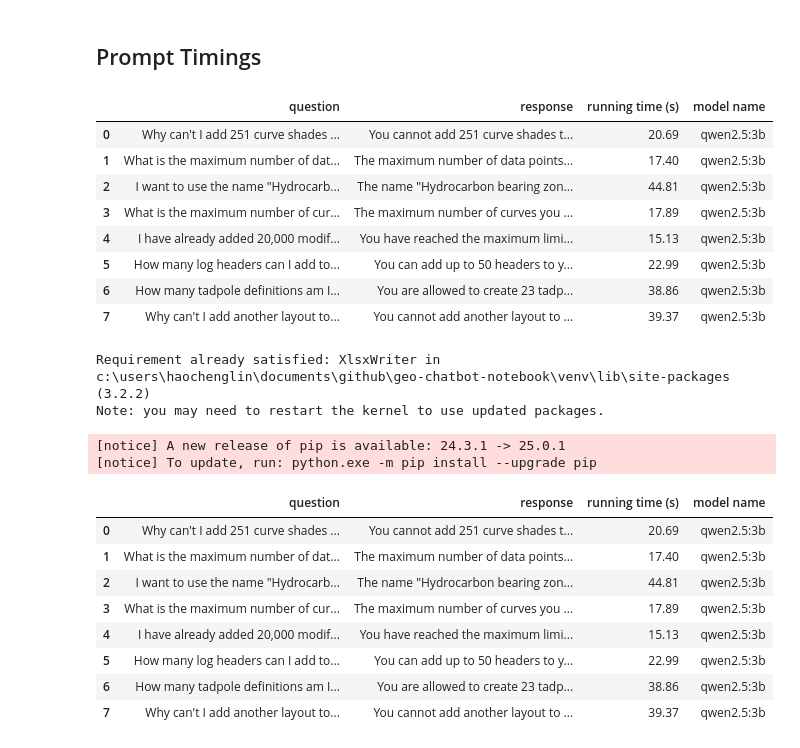
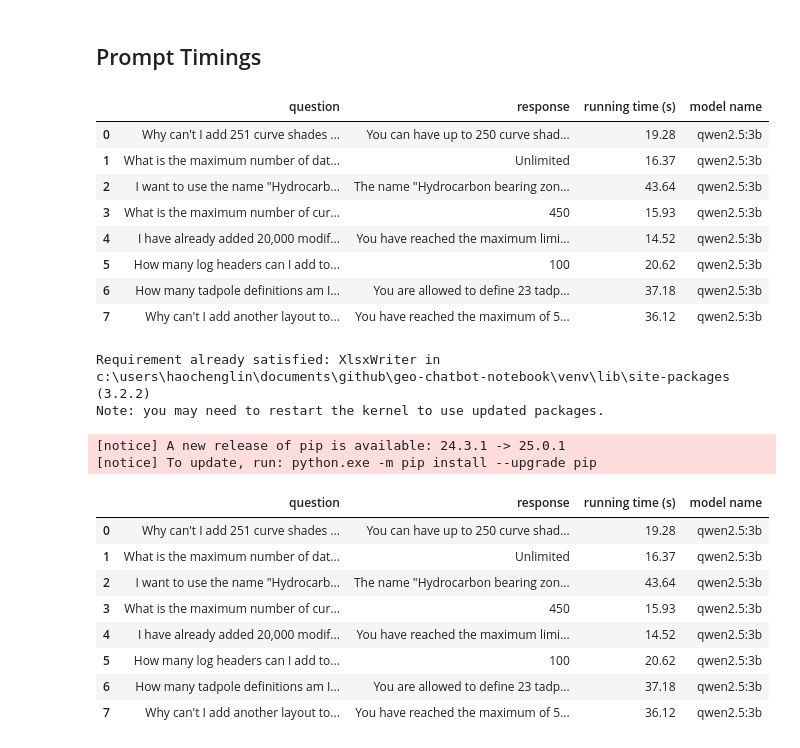
Before and after one commit to hlin-0420/Llama-Chatbot-Notebook, a Jupyter notebook: Gwen_Chatbot.ipynb, the cells around one changed output. Cells and saved outputs as stored; diff of their text form; code cells hidden in the pictures.

Commit message:
Gwen Model Demo -3 27 03 25

```diff
--- a/Gwen_Chatbot.ipynb
+++ b/Gwen_Chatbot.ipynb
@@ -325,8 +325,10 @@ class OllamaBot:
         # Initialize Llama model
         self.llm_model = ChatOllama(
           model="qwen2.5:3b",
-          temperature=0,
-          num_predict=150
+          temperature=0.2,
+          num_predict=150,
+          top_p = 0.2,
+          top_k = 20
         )
         self._initialize_rag_application()
 
@@ -357,7 +359,9 @@ class OllamaBot:
 
             **Context:**
             GEO is a well log authoring, analysis, and reporting system for petroleum geologists, geoscientists, and engineers.
-            Answer the user's question using **only** the provided documents.
+            You are a precise and concise assistant.
+            Do not explain your reasoning. Do not repeat the question. Do not include any commentary.
+            Answer in one short sentence if possible.
 
             **Instructions:**
             - Use information from the **Documents** section to generate your response.
@@ -603,14 +607,14 @@ df = pd.DataFrame(results)
 display(df)
 # %% [output]
 |  | question | response | running time (s) | model name |
-| 0 | Why can't I add 251 curve shades ... | You cannot add 251 curve shades t... | 20.69 | qwen2.5:3b |
-| 1 | What is the maximum number of dat... | The maximum number of data points... | 17.40 | qwen2.5:3b |
-| 2 | I want to use the name "Hydrocarb... | The name "Hydrocarbon bearing zon... | 44.81 | qwen2.5:3b |
-| 3 | What is the maximum number of cur... | The maximum number of curves you ... | 17.89 | qwen2.5:3b |
-| 4 | I have already added 20,000 modif... | You have reached the maximum limi... | 15.13 | qwen2.5:3b |
-| 5 | How many log headers can I add to... | You can add up to 50 headers to y... | 22.99 | qwen2.5:3b |
-| 6 | How many tadpole definitions am I... | You are allowed to create 23 tadp... | 38.86 | qwen2.5:3b |
-| 7 | Why can't I add another layout to... | You cannot add another layout to ... | 39.37 | qwen2.5:3b |
+| 0 | Why can't I add 251 curve shades ... | You can have up to 250 curve shad... | 19.28 | qwen2.5:3b |
+| 1 | What is the maximum number of dat... | Unlimited | 16.37 | qwen2.5:3b |
+| 2 | I want to use the name "Hydrocarb... | The name "Hydrocarbon bearing zon... | 43.64 | qwen2.5:3b |
+| 3 | What is the maximum number of cur... | 450 | 15.93 | qwen2.5:3b |
+| 4 | I have already added 20,000 modif... | You have reached the maximum limi... | 14.52 | qwen2.5:3b |
+| 5 | How many log headers can I add to... | 100 | 20.62 | qwen2.5:3b |
+| 6 | How many tadpole definitions am I... | You are allowed to define 23 tadp... | 37.18 | qwen2.5:3b |
+| 7 | Why can't I add another layout to... | You have reached the maximum of 5... | 36.12 | qwen2.5:3b |
 # %%
 %pip install XlsxWriter
 # %% [output]
@@ -620,28 +624,28 @@ Note: you may need to restart the kernel to use updated packages.
 [notice] To update, run: python.exe -m pip install --upgrade pip
 # %%
 # Save to Excel with formatting
-excel_path = "Excel_Data/prompt_timings_results.xlsx"
+excel_path = "Excel_Data/Gwen_25/prompt_timings_results.xlsx"
 with pd.ExcelWriter(excel_path, engine='xlsxwriter') as writer:
     df.to_excel(writer, sheet_name='PromptResults', index=False)
 
     # Apply some basic formatting
     workbook = writer.book
     worksheet = writer.sheets['PromptResults']
     format_wrap = workbook.add_format({'text_wrap': True, 'valign': 'top'})
     worksheet.set_column('A:A', 50, format_wrap)  # Question
     worksheet.set_column('B:B', 70, format_wrap)  # Response
     worksheet.set_column('C:C', 18)               # Running Time
     worksheet.set_column('D:D', 15)               # Model Name
 
 # Display the DataFrame in notebook
 display(df)
 # %% [output]
 |  | question | response | running time (s) | model name |
-| 0 | Why can't I add 251 curve shades ... | You cannot add 251 curve shades t... | 20.69 | qwen2.5:3b |
-| 1 | What is the maximum number of dat... | The maximum number of data points... | 17.40 | qwen2.5:3b |
-| 2 | I want to use the name "Hydrocarb... | The name "Hydrocarbon bearing zon... | 44.81 | qwen2.5:3b |
-| 3 | What is the maximum number of cur... | The maximum number of curves you ... | 17.89 | qwen2.5:3b |
-| 4 | I have already added 20,000 modif... | You have reached the maximum limi... | 15.13 | qwen2.5:3b |
-| 5 | How many log headers can I add to... | You can add up to 50 headers to y... | 22.99 | qwen2.5:3b |
-| 6 | How many tadpole definitions am I... | You are allowed to create 23 tadp... | 38.86 | qwen2.5:3b |
-| 7 | Why can't I add another layout to... | You cannot add another layout to ... | 39.37 | qwen2.5:3b |
+| 0 | Why can't I add 251 curve shades ... | You can have up to 250 curve shad... | 19.28 | qwen2.5:3b |
+| 1 | What is the maximum number of dat... | Unlimited | 16.37 | qwen2.5:3b |
+| 2 | I want to use the name "Hydrocarb... | The name "Hydrocarbon bearing zon... | 43.64 | qwen2.5:3b |
+| 3 | What is the maximum number of cur... | 450 | 15.93 | qwen2.5:3b |
+| 4 | I have already added 20,000 modif... | You have reached the maximum limi... | 14.52 | qwen2.5:3b |
+| 5 | How many log headers can I add to... | 100 | 20.62 | qwen2.5:3b |
+| 6 | How many tadpole definitions am I... | You are allowed to define 23 tadp... | 37.18 | qwen2.5:3b |
+| 7 | Why can't I add another layout to... | You have reached the maximum of 5... | 36.12 | qwen2.5:3b |
```
Also changed, not shown: parts of 3 cells of this notebook, 2 other files.
